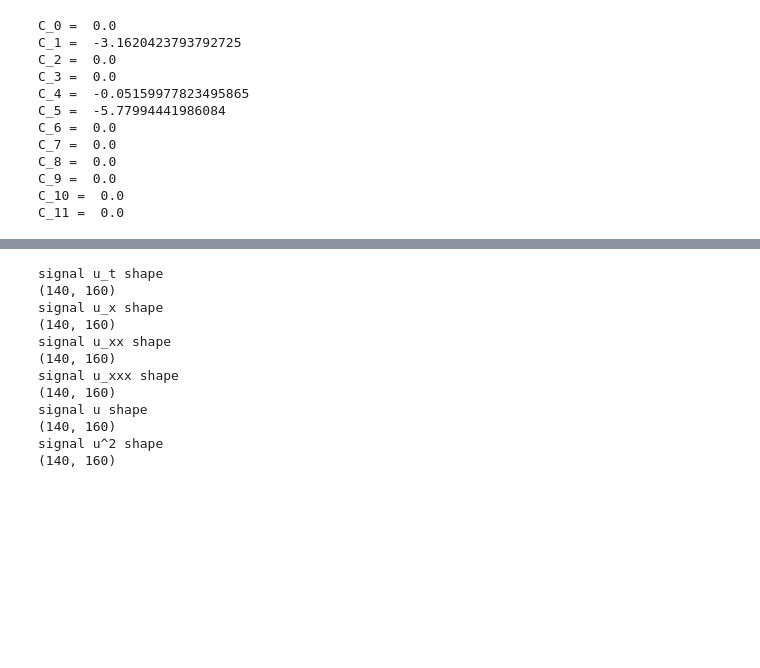
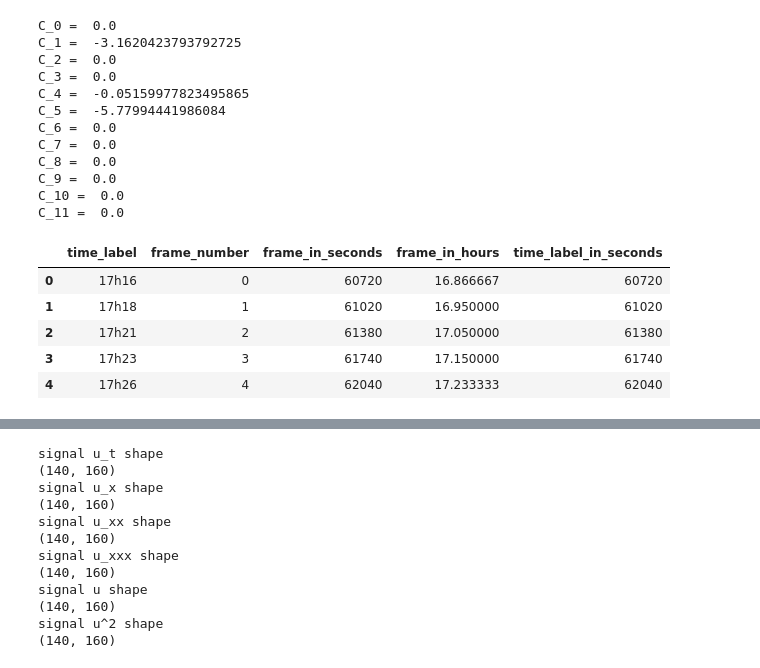
Before and after one commit to Raman-Sheshka/DeePyMoD, a Jupyter notebook: examples/PDE_WT_test_05.ipynb, the cells around one changed output, grey strips where cells are left out. Drawn from its saved outputs; the diff is of its cells as text; code cells hidden in the pictures; blank space fills up the shorter version.

```diff
--- a/examples/PDE_WT_test_05.ipynb
+++ b/examples/PDE_WT_test_05.ipynb
@@ -747,3 +727,12 @@ warnings.filterwarnings('ignore')
 warnings.simplefilter('ignore')
 signal_matrix_equilibrated = pd.read_csv('dataset/signal_matrix_equilibrated.csv')
 plot_time_label_df = pd.read_csv('dataset/plot_time_label_df.csv')
+# %%
+plot_time_label_df.head()
+# %% [output]
+|  | time_label | frame_number | frame_in_seconds | frame_in_hours | time_label_in_seconds |
+| 0 | 17h16 | 0 | 60720 | 16.866667 | 60720 |
+| 1 | 17h18 | 1 | 61020 | 16.950000 | 61020 |
+| 2 | 17h21 | 2 | 61380 | 17.050000 | 61380 |
+| 3 | 17h23 | 3 | 61740 | 17.150000 | 61740 |
+| 4 | 17h26 | 4 | 62040 | 17.233333 | 62040 |
```
Also changed, not shown: parts of 18 cells of this notebook.
